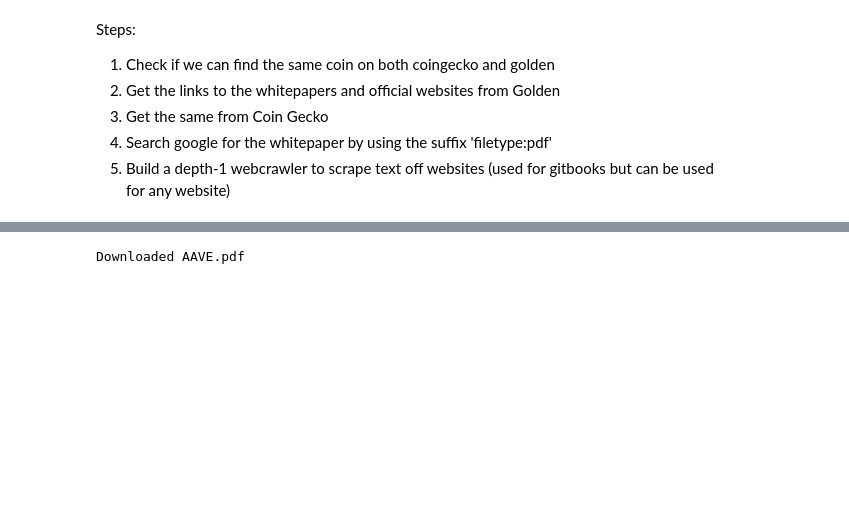
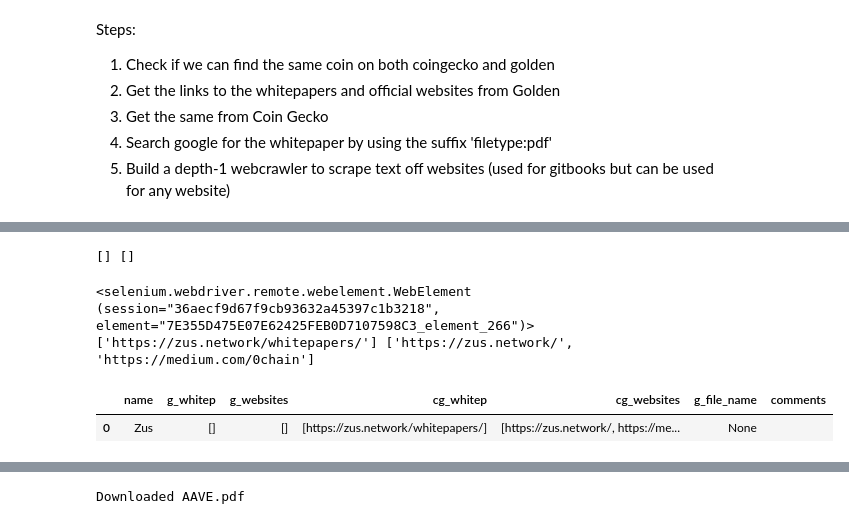
Before and after one commit to KvKid/cryptoafresh, a Jupyter notebook: implementation.ipynb, the cells around one changed output, grey strips where cells are left out. Drawn from its saved outputs; the diff is of its cells as text; code cells hidden in the pictures; blank space fills up the shorter version.

```diff
--- a/implementation.ipynb
+++ b/implementation.ipynb
@@ -69,0 +131,16 @@ KeyboardInterrupt:
+# %%
+g_whitep,g_websites =crypto_analyse.golden_whitepapers_urls_sel("Zus")
+print(g_whitep,g_websites)
+# %% [output]
+[] []
+# %%
+cg_whitep,cg_websites = crypto_analyse.coingecko_whitepapers_urls(cg_link,False)
+print(cg_whitep,cg_websites)
+# %% [output]
+<selenium.webdriver.remote.webelement.WebElement (session="36aecf9d67f9cb93632a45397c1b3218", element="7E355D475E07E62425FEB0D7107598C3_element_266")>
+['https://zus.network/whitepapers/'] ['https://zus.network/', 'https://medium.com/0chain']
+# %%
+updateddf
+# %% [output]
+|  | name | g_whitep | g_websites | cg_whitep | cg_websites | g_file_name | comments |
+| 0 | Zus | [] | [] | [https://zus.network/whitepapers/] | [https://zus.network/, https://me... | None |  |
```
Also changed, not shown: parts of 16 cells of this notebook, 9 other files.
